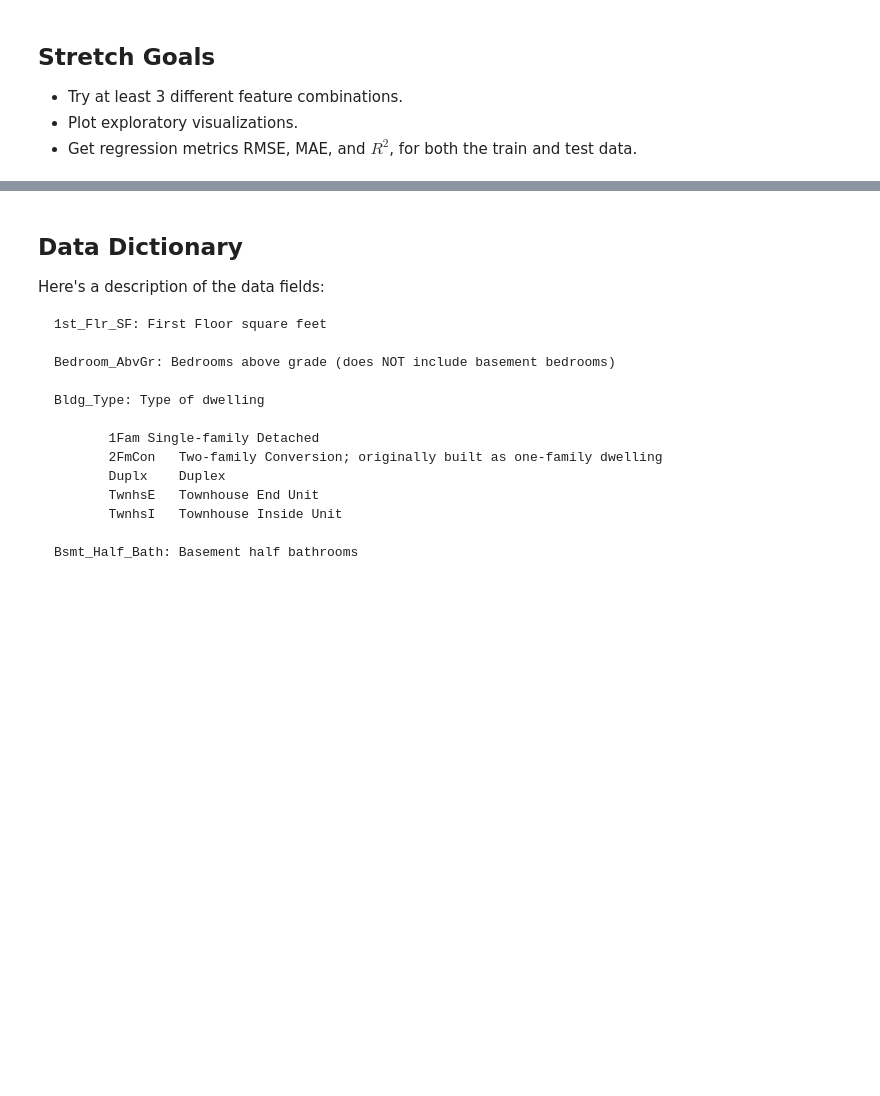
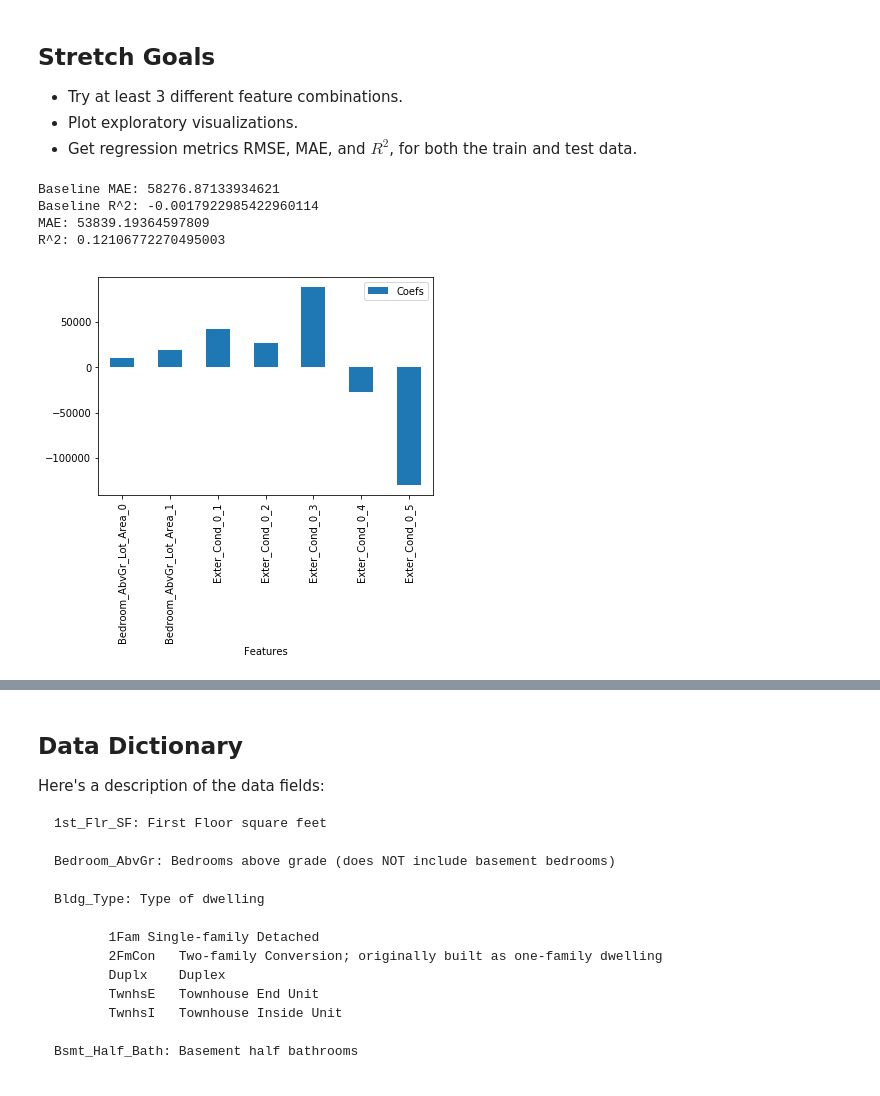
Before and after one commit to LambdaSchool/DEPRECATED-DS-Unit-2-Linear-Models, a Jupyter notebook: Sprint-5-Challenge.ipynb, the cells around one changed output, grey strips where cells are left out. Cells and saved outputs as stored; diff of their text form; code cells hidden in the pictures; blank space fills up the shorter version.

```diff
--- a/Sprint-5-Challenge.ipynb
+++ b/Sprint-5-Challenge.ipynb
@@ -181,0 +153,77 @@ print(f'R^2: {r2_score(y_test, y_pred)}')
+# %%
+import pandas as pd
+URL = 'https://drive.google.com/uc?export=download&id=1522WlEW6HFss36roD_Cd9nybqSuiVcCK'
+df = pd.read_csv(URL)
+assert df.shape == (2904, 47)
+
+import numpy as np
+
+train = df[(df['Yr_Sold'] >= 2006) & (df['Yr_Sold'] <=2008)]
+test =  df[(df['Yr_Sold'] >= 2009) & (df['Yr_Sold'] <=2010)]
+
+pd.set_option('mode.chained_assignment', None)
+
+from sklearn.metrics import mean_absolute_error
+from sklearn.metrics import r2_score
+
+baseline = train['SalePrice'].mean()
+test['y_pred'] = baseline
+
+MAE = mean_absolute_error(test.SalePrice, test.y_pred)
+r2 = r2_score(test.SalePrice, test.y_pred)
+
+print(f'Baseline MAE: {MAE}')
+print(f'Baseline R^2: {r2}')
+
+features = [
+    'Bedroom_AbvGr',
+    'Lot_Area',
+    'Exter_Cond',
+]
+
+target = 'SalePrice'
+
+X_train = train[features]
+y_train = train[target]
+
+X_test = test[features]
+y_test = test[target]
+
+from sklearn_pandas import DataFrameMapper
+from sklearn.preprocessing import StandardScaler
+import category_encoders as ce
+
+scaler = StandardScaler()
+encoder = ce.OneHotEncoder()
+
+mapper = DataFrameMapper([
+    (['Bedroom_AbvGr', 'Lot_Area'], scaler),
+    (['Exter_Cond'], encoder),
+    ])
+
+X_train = mapper.fit_transform(X_train)
+X_test = mapper.transform(X_test)
+
+from sklearn.linear_model import LinearRegression
+model = LinearRegression()
+
+model.fit(X_train, y_train)
+
+y_pred = model.predict(X_test)
+
+print(f'MAE: {mean_absolute_error(y_test, y_pred)}')
+print(f'R^2: {r2_score(y_test, y_pred)}')
+
+coefs = np.round(model.coef_, 2)
+
+feature_names = np.array(mapper.transformed_names_)
+
+coefs_df = pd.DataFrame({'Features':feature_names, 'Coefs':coefs})
+
+coefs_df.plot('Features', 'Coefs', kind='bar');
+# %% [output]
+Baseline MAE: 58276.87133934621
+Baseline R^2: -0.0017922985422960114
+MAE: 53839.19364597809
+R^2: 0.12106772270495003
+[figure, added]
```
Also changed, not shown: parts of 6 cells of this notebook.
